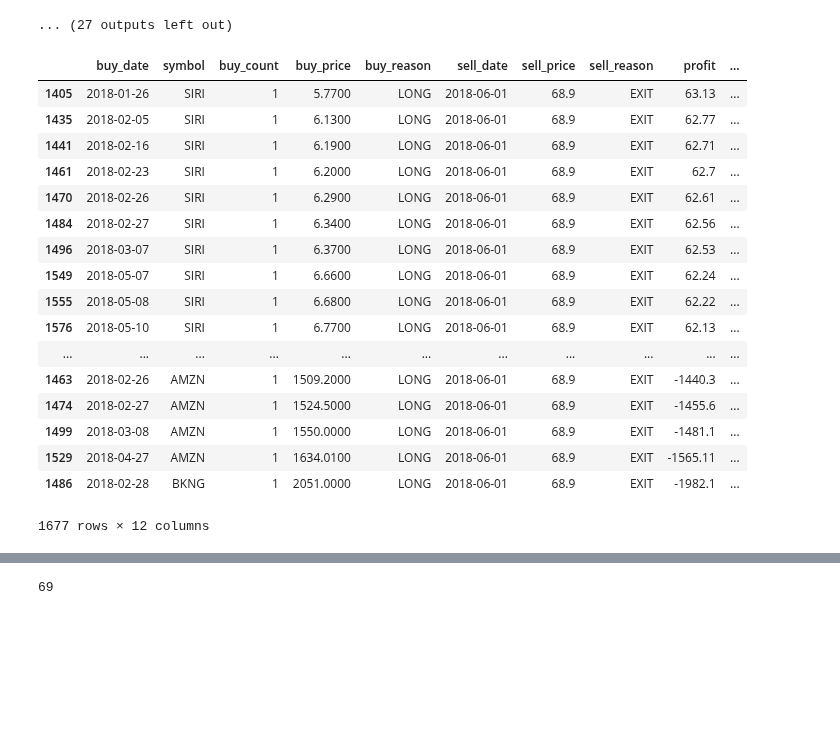
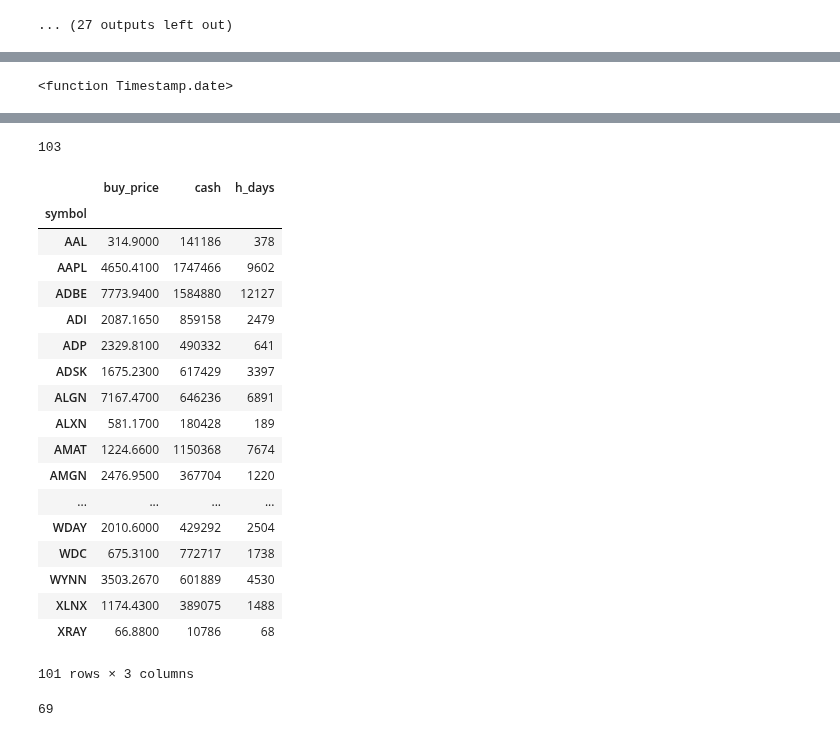
Before and after one commit to dxcv/ML4M, a Jupyter notebook: notebook/turtle_2system_nasdaq100.ipynb, the cells around one changed output, grey strips where cells are left out. Drawn from its saved outputs; the diff is of its cells as text; code cells hidden in the pictures; blank space fills up the shorter version.

```diff
--- a/notebook/turtle_2system_nasdaq100.ipynb
+++ b/notebook/turtle_2system_nasdaq100.ipynb
@@ -442,6 +442,8 @@ for today in pd.period_range(start=start_date, end=end_date, freq='D'):
 order_arr = order_df.to_records(index=False)
 for idx in order_df[order_df['sell_price'] == 0].index:
     cur_order = order_df.loc[idx]
+    symbol = cur_order['symbol']
+    today_market = stock_df_dict[symbol][:today].iloc[-1]
     CASH += cur_order.buy_count * today_market.open
     order_df.loc[idx, 'sell_date'] = today
     order_df.loc[idx, 'sell_price'] = today_market.open
@@ -548,26 +550,26 @@ benchmark = df.open.pct_change()
 ('IS_SLIPPAGE', True)
 ('IS_RANDOM_BUY', False)
 ... (27 outputs left out)
-# %%
-df = order_df.copy()
-df['pro_pct'] = (df.sell_price - df.buy_price) / df.buy_price
-df.sort_values(by='pro_pct', ascending=False)
-# %% [output]
-|  | buy_date | symbol | buy_count | buy_price | buy_reason | sell_date | sell_price | sell_reason | profit | ... |
-| 1405 | 2018-01-26 | SIRI | 1 | 5.7700 | LONG | 2018-06-01 | 68.9 | EXIT | 63.13 | ... |
-| 1435 | 2018-02-05 | SIRI | 1 | 6.1300 | LONG | 2018-06-01 | 68.9 | EXIT | 62.77 | ... |
-| 1441 | 2018-02-16 | SIRI | 1 | 6.1900 | LONG | 2018-06-01 | 68.9 | EXIT | 62.71 | ... |
-| 1461 | 2018-02-23 | SIRI | 1 | 6.2000 | LONG | 2018-06-01 | 68.9 | EXIT | 62.7 | ... |
-| 1470 | 2018-02-26 | SIRI | 1 | 6.2900 | LONG | 2018-06-01 | 68.9 | EXIT | 62.61 | ... |
-| 1484 | 2018-02-27 | SIRI | 1 | 6.3400 | LONG | 2018-06-01 | 68.9 | EXIT | 62.56 | ... |
-| 1496 | 2018-03-07 | SIRI | 1 | 6.3700 | LONG | 2018-06-01 | 68.9 | EXIT | 62.53 | ... |
-| 1549 | 2018-05-07 | SIRI | 1 | 6.6600 | LONG | 2018-06-01 | 68.9 | EXIT | 62.24 | ... |
-| 1555 | 2018-05-08 | SIRI | 1 | 6.6800 | LONG | 2018-06-01 | 68.9 | EXIT | 62.22 | ... |
-| 1576 | 2018-05-10 | SIRI | 1 | 6.7700 | LONG | 2018-06-01 | 68.9 | EXIT | 62.13 | ... |
-| ... | ... | ... | ... | ... | ... | ... | ... | ... | ... | ... |
-| 1463 | 2018-02-26 | AMZN | 1 | 1509.2000 | LONG | 2018-06-01 | 68.9 | EXIT | -1440.3 | ... |
-| 1474 | 2018-02-27 | AMZN | 1 | 1524.5000 | LONG | 2018-06-01 | 68.9 | EXIT | -1455.6 | ... |
-| 1499 | 2018-03-08 | AMZN | 1 | 1550.0000 | LONG | 2018-06-01 | 68.9 | EXIT | -1481.1 | ... |
-| 1529 | 2018-04-27 | AMZN | 1 | 1634.0100 | LONG | 2018-06-01 | 68.9 | EXIT | -1565.11 | ... |
-| 1486 | 2018-02-28 | BKNG | 1 | 2051.0000 | LONG | 2018-06-01 | 68.9 | EXIT | -1982.1 | ... |
-1677 rows × 12 columns
+# %%
+df = order_df.copy()
+df.drop(columns=['sell_reason'], inplace=True)
+df['pro_pct'] = (df.sell_price - df.buy_price) / df.buy_price
+# df.sell_date.dtypes
+# df.loc[1].sell_date
+df = df.astype(dtype={'sell_date': 'datetime64[ns]', 'buy_date': 'datetime64[ns]', 'cash':'int'})
+df.loc[1].sell_date
+df.loc[1].sell_date.date
+# type(df[1].sell_date)
+df['h_days'] = (df.sell_date - df.buy_date)
+df.loc[1].h_days
+df['h_days'] = df['h_days'].apply(lambda x: 1 if x.days == 0 else x.days)
+df.loc[1].h_days
+
+df['per_d'] = df.pro_pct / df.h_days * 365
+# df['per_d'] = df.apply(lambda x: x.pro_pct / x.h_days)
+
+# df
+# df.sort_values(by='pro_pct', ascending=False)
+# df.sort_values(by='per_d', ascending=False)
+df.groupby(by='symbol').sum()
+# %% [output]
@@ -573,0 +577 @@ df.sort_values(by='pro_pct', ascending=False)
+<function Timestamp.date>
@@ -574,3 +579,23 @@ df.sort_values(by='pro_pct', ascending=False)
+103
+|  | buy_price | cash | h_days |
+| symbol |  |  |  |
+| AAL | 314.9000 | 141186 | 378 |
+| AAPL | 4650.4100 | 1747466 | 9602 |
+| ADBE | 7773.9400 | 1584880 | 12127 |
+| ADI | 2087.1650 | 859158 | 2479 |
+| ADP | 2329.8100 | 490332 | 641 |
+| ADSK | 1675.2300 | 617429 | 3397 |
+| ALGN | 7167.4700 | 646236 | 6891 |
+| ALXN | 581.1700 | 180428 | 189 |
+| AMAT | 1224.6600 | 1150368 | 7674 |
+| AMGN | 2476.9500 | 367704 | 1220 |
+| ... | ... | ... | ... |
+| WDAY | 2010.6000 | 429292 | 2504 |
+| WDC | 675.3100 | 772717 | 1738 |
+| WYNN | 3503.2670 | 601889 | 4530 |
+| XLNX | 1174.4300 | 389075 | 1488 |
+| XRAY | 66.8800 | 10786 | 68 |
+101 rows × 3 columns
 # %%
 bad_stock_cnt = 0
 s_p = stock_df_dict['NDX'][start_date:].iloc[0].open
```
Also changed, not shown: parts of 6 cells of this notebook.
